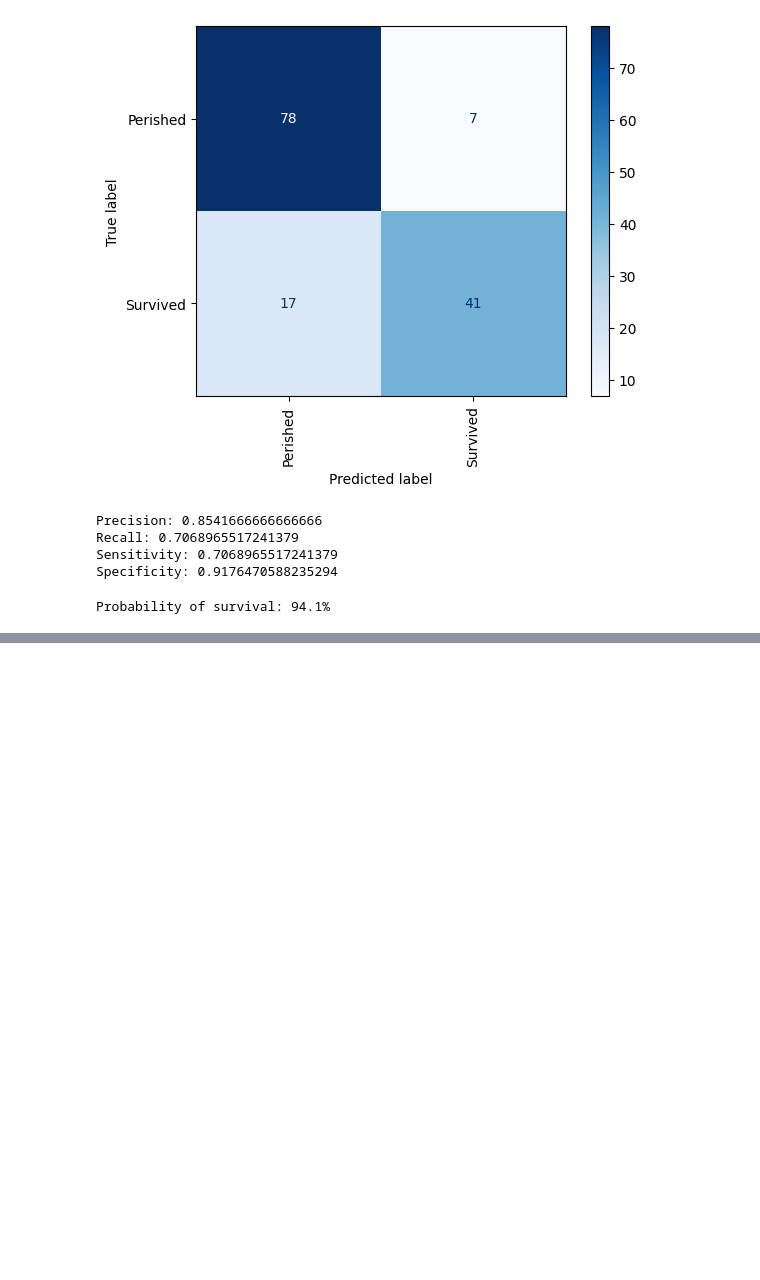
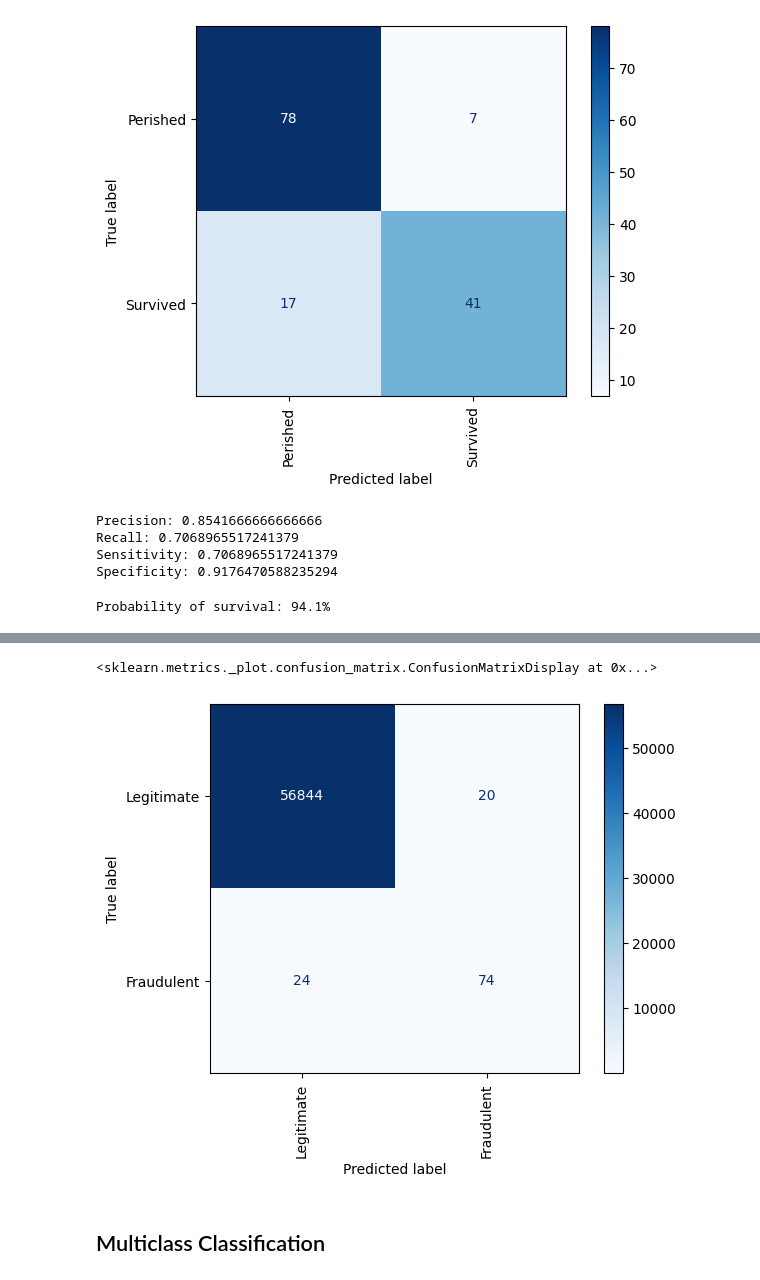
Before and after one commit to bolicnikola/Applied-Machine-Learning-And-AI, a Jupyter notebook: Classification_Models.ipynb, the cells around one changed output, grey strips where cells are left out. Drawn from its saved outputs; the diff is of its cells as text; code cells hidden in the pictures; blank space fills up the shorter version.

```diff
--- a/Classification_Models.ipynb
+++ b/Classification_Models.ipynb
@@ -162,0 +225,13 @@ Probability of survival: 94.1%
+# %%
+from sklearn.ensemble import GradientBoostingClassifier
+
+gbm_model = GradientBoostingClassifier(random_state=0)
+gbm_model.fit(x_train, y_train)
+
+cmd.from_estimator(gbm_model, x_test, y_test, display_labels=labels,
+                   cmap='Blues', xticks_rotation='vertical')
+# %% [output]
+<sklearn.metrics._plot.confusion_matrix.ConfusionMatrixDisplay at 0x...>
+[figure, added]
+# %% [markdown]
+## Multiclass Classification
```
Also changed, not shown: parts of 22 cells of this notebook.
